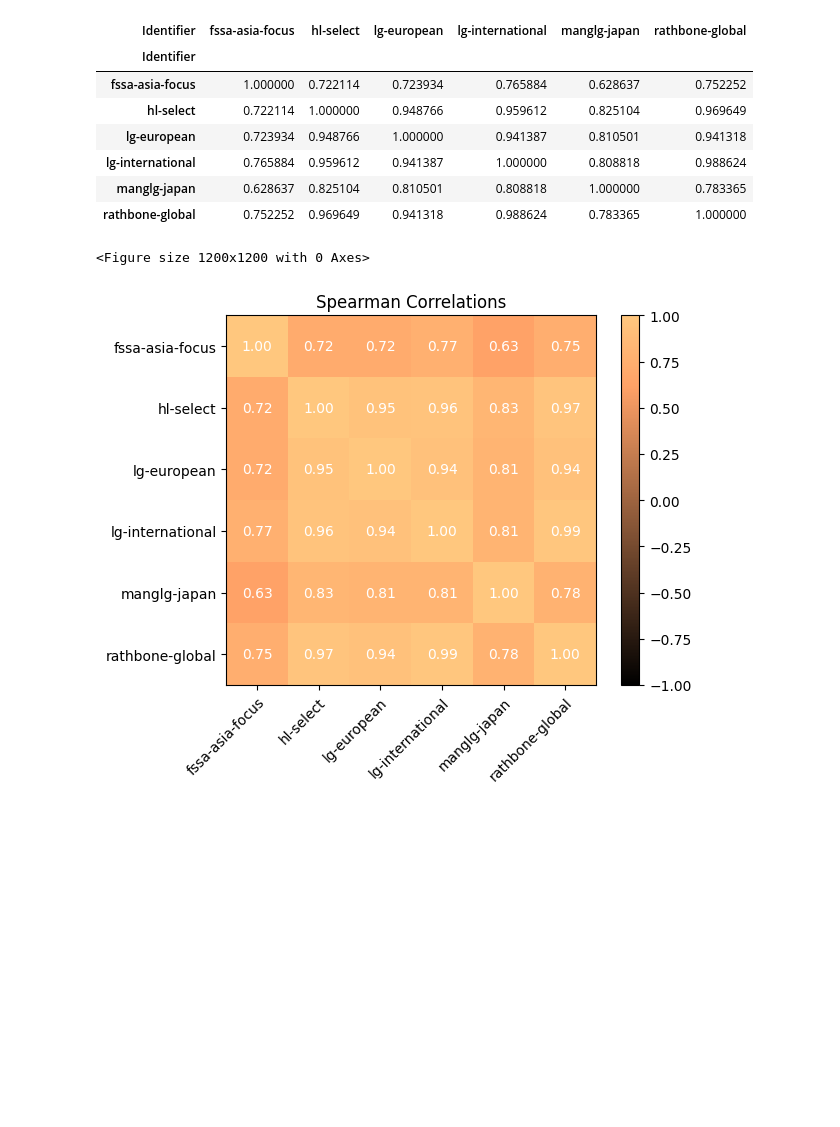
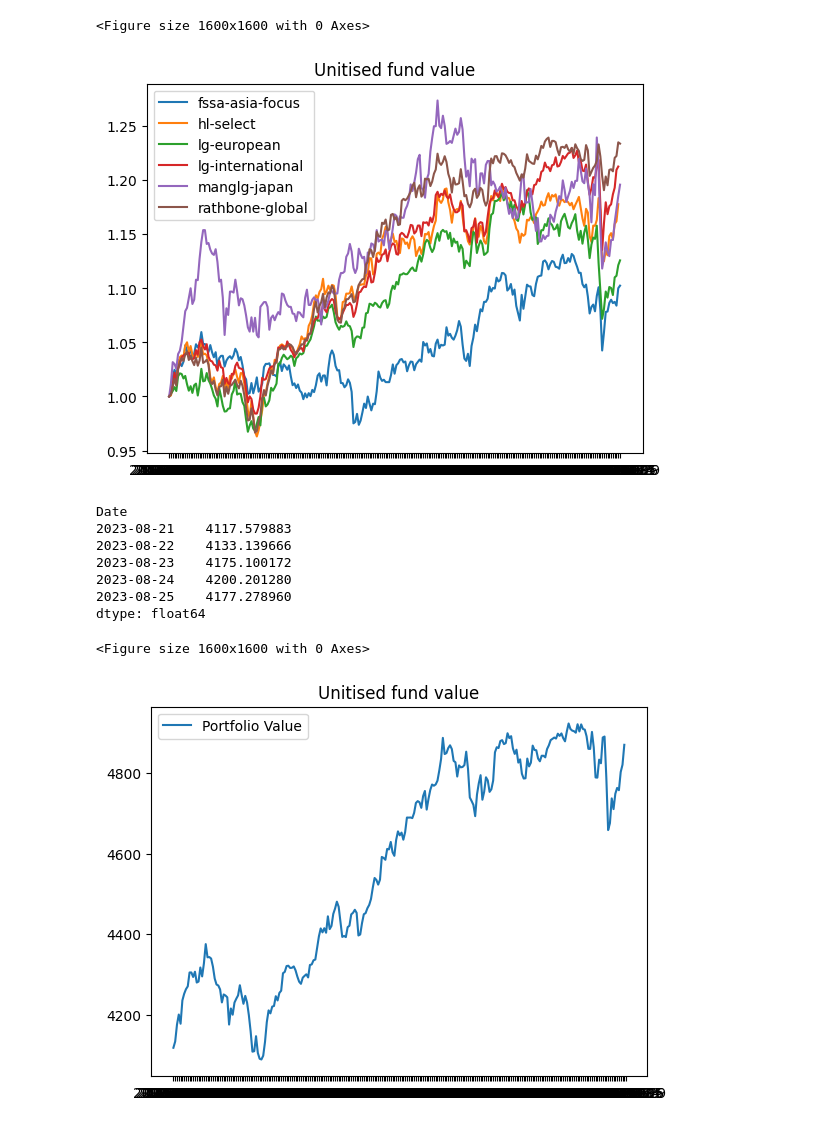
Before and after one commit to Stacky32/python-portfolio-analysis, a Jupyter notebook: PortfolioAnalysis.ipynb, the cells around one changed output. Cells and saved outputs as stored; diff of their text form; code cells hidden in the pictures; blank space fills up the shorter version.

```diff
--- a/PortfolioAnalysis.ipynb
+++ b/PortfolioAnalysis.ipynb
@@ -151,33 +64,38 @@ plt.show()
-# %%
-c = pivoted.corr(method="spearman")
-display(c)
-
-plt.figure(figsize = (12,12))
-fig, ax = plt.subplots()
-data = c.to_numpy()
-labels = c.columns
-
-
-a = plt.imshow( data , cmap = 'copper' , interpolation = 'nearest', vmin=-1, vmax=1)
-fig.colorbar(a)
-
-ax.set_xticks(range(len(c)), labels=c.columns, rotation=45, ha="right", rotation_mode="anchor")
-ax.set_yticks(range(len(c)), labels=c.columns)
-ax.set_title("Spearman Correlations")
-
-for i in range(len(labels)):
-    for j in range(len(labels)):
-        ax.text(j, i, f"{data[j, i]:.2f}", ha="center", va="center", color="w")
-
-plt.show()
-# %% [output]
-| Identifier | fssa-asia-focus | hl-select | lg-european | lg-international | manglg-japan | rathbone-global |
-| Identifier |  |  |  |  |  |  |
-| fssa-asia-focus | 1.000000 | 0.722114 | 0.723934 | 0.765884 | 0.628637 | 0.752252 |
-| hl-select | 0.722114 | 1.000000 | 0.948766 | 0.959612 | 0.825104 | 0.969649 |
-| lg-european | 0.723934 | 0.948766 | 1.000000 | 0.941387 | 0.810501 | 0.941318 |
-| lg-international | 0.765884 | 0.959612 | 0.941387 | 1.000000 | 0.808818 | 0.988624 |
-| manglg-japan | 0.628637 | 0.825104 | 0.810501 | 0.808818 | 1.000000 | 0.783365 |
-| rathbone-global | 0.752252 | 0.969649 | 0.941318 | 0.988624 | 0.783365 | 1.000000 |
-<Figure size 1200x1200 with 0 Axes>
-[figure, removed]
+# %%
+# Display relative price evolution of each fund
+plt.figure(figsize=(16, 16))
+fig, ax = plt.subplots()
+ax.set_title('Unitised fund value')
+for f in pivoted.columns:
+    c = pivoted[f]
+    ax.plot(pivoted.index, c / c.iloc[0], label=f)
+
+plt.legend()
+plt.show()
+# %% [output]
+<Figure size 1600x1600 with 0 Axes>
+[figure, added]
+# %%
+# Display overall portfolio value
+units = [portfolio.get(x, 0) for x in pivoted.columns]
+pf = pivoted @ units / 100
+display(pf.head())
+
+plt.figure(figsize=(16, 16))
+fig, ax = plt.subplots()
+ax.set_title('Unitised fund value')
+
+ax.plot(pf.index, pf, label='Portfolio Value', )
+
+plt.legend()
+plt.show()
+# %% [output]
+Date
+2023-08-21    4117.579883
+2023-08-22    4133.139666
+2023-08-23    4175.100172
+2023-08-24    4200.201280
+2023-08-25    4177.278960
+dtype: float64
+<Figure size 1600x1600 with 0 Axes>
+[figure, added]
```
Also changed, not shown: parts of 10 cells of this notebook, 1 other file.
